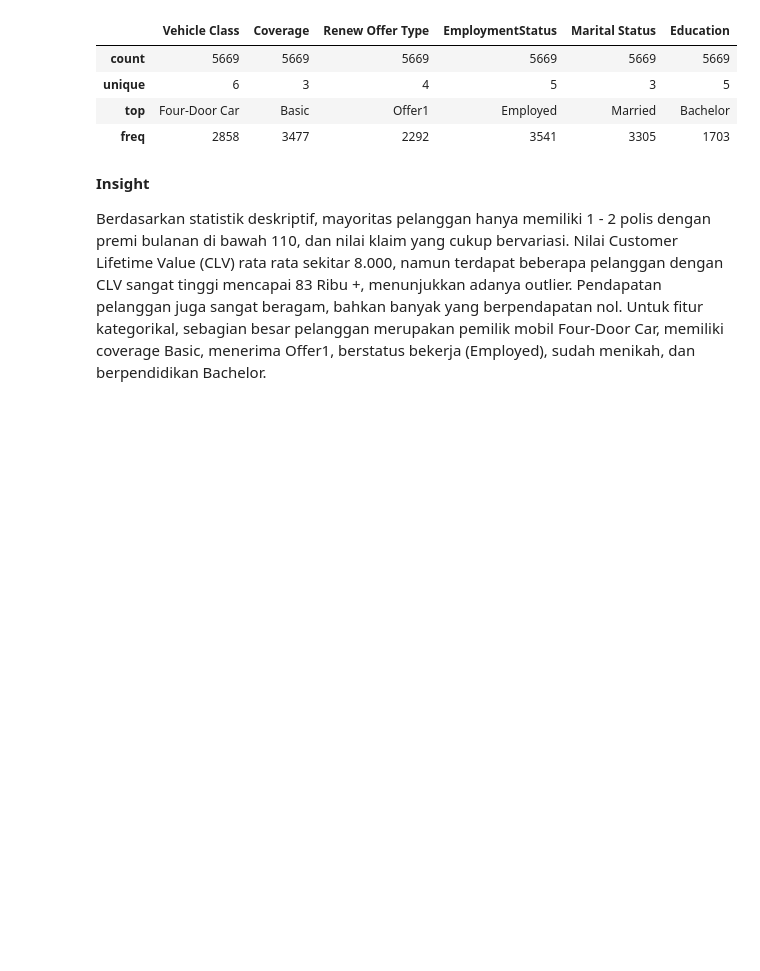
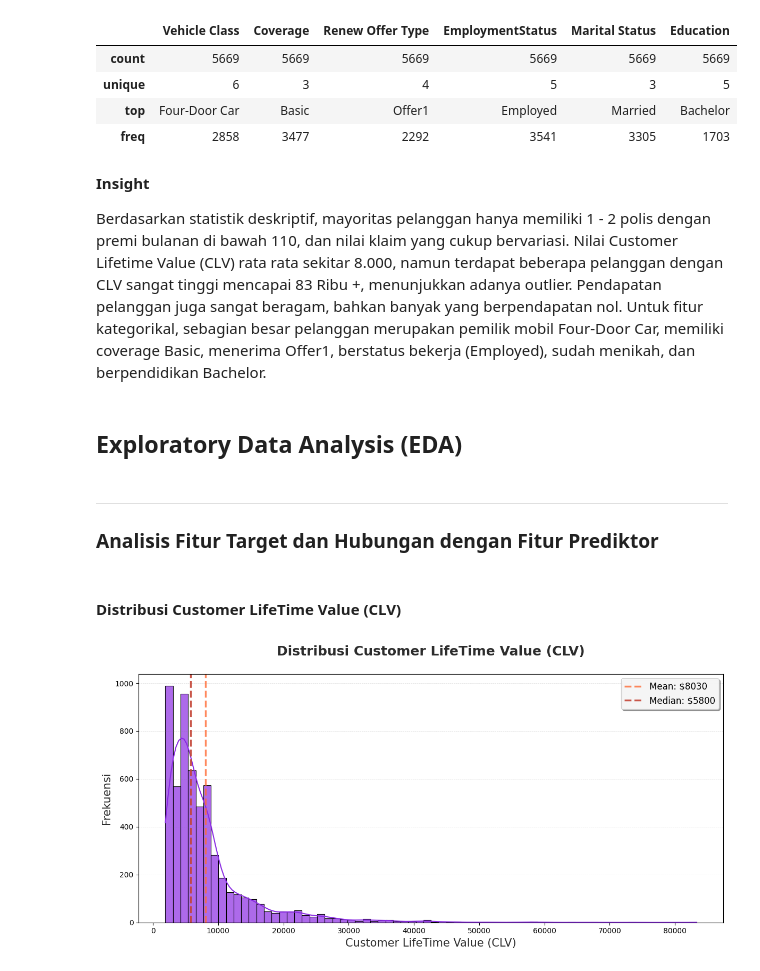
Before and after one commit to BagasNuryaman15/Capstone-2-SatriaDirgantaraN, a Jupyter notebook: Notebook.ipynb, the cells around one changed output. Drawn from its saved outputs; the diff is of its cells as text; code cells hidden in the pictures; blank space fills up the shorter version.

Commit message:
Exploratory Data Analysis (15%)

```diff
--- a/Notebook.ipynb
+++ b/Notebook.ipynb
@@ -151,3 +151,50 @@ display(df.describe(), df.describe(include=['O']))
 **Insight**
 
 Berdasarkan statistik deskriptif, mayoritas pelanggan hanya memiliki 1 - 2 polis dengan premi bulanan di bawah 110, dan nilai klaim yang cukup bervariasi. Nilai Customer Lifetime Value (CLV) rata rata sekitar 8.000, namun terdapat beberapa pelanggan dengan CLV sangat tinggi mencapai 83 Ribu +, menunjukkan adanya outlier. Pendapatan pelanggan juga sangat beragam, bahkan banyak yang berpendapatan nol. Untuk fitur kategorikal, sebagian besar pelanggan merupakan pemilik mobil Four-Door Car, memiliki coverage Basic, menerima Offer1, berstatus bekerja (Employed), sudah menikah, dan berpendidikan Bachelor.
+# %% [markdown]
+## **Exploratory Data Analysis (EDA)**
+# %% [markdown]
+---
+
+### **Analisis Fitur Target dan Hubungan dengan Fitur Prediktor**
+# %% [markdown]
+#### **Distribusi Customer LifeTime Value (CLV)**
+# %%
+# Memvisualisasikan Distribusi Costumer LifeTime Value (CLV)
+
+# Setup Figure
+plt.figure(figsize=(12,6))
+
+# Histogram
+sns.histplot(
+    df['Customer Lifetime Value'],
+    bins=70,
+    kde=True,
+    color='#8A2BE2',
+    edgecolor='#000000',
+    linewidth=0.8,
+    alpha=0.7
+)
+plt.title('Distribusi Customer LifeTime Value (CLV)',
+          fontsize=18, pad=25, fontweight='bold', color='#2C2C2C')
+plt.xlabel('Customer LifeTime Value (CLV)', fontsize=15, color='#2C2C2C')
+plt.ylabel('Frekuensi', fontsize=15, color='#2C2C2C')
+
+# Grid
+plt.grid(axis='y', alpha=0.3, color='#808080', linestyle='--', linewidth=0.5)
+
+# Mean Line
+plt.axvline(df['Customer Lifetime Value'].mean(),
+           color='#FF6B35', linestyle='--', linewidth=2.5,
+           label=f'Mean: ${df["Customer Lifetime Value"].mean():.0f}', alpha=0.8)
+
+# Median Line
+plt.axvline(df['Customer Lifetime Value'].median(),
+           color='#C44536', linestyle='--', linewidth=2.5,
+           label=f'Median: ${df["Customer Lifetime Value"].median():.0f}', alpha=0.9)
+
+plt.legend(fontsize=12, loc='upper right', framealpha=0.9, fancybox=True, shadow=True)
+plt.tight_layout()
+plt.show()
+# %% [output]
+[figure, added]
```
Also changed, not shown: parts of 10 cells of this notebook.
